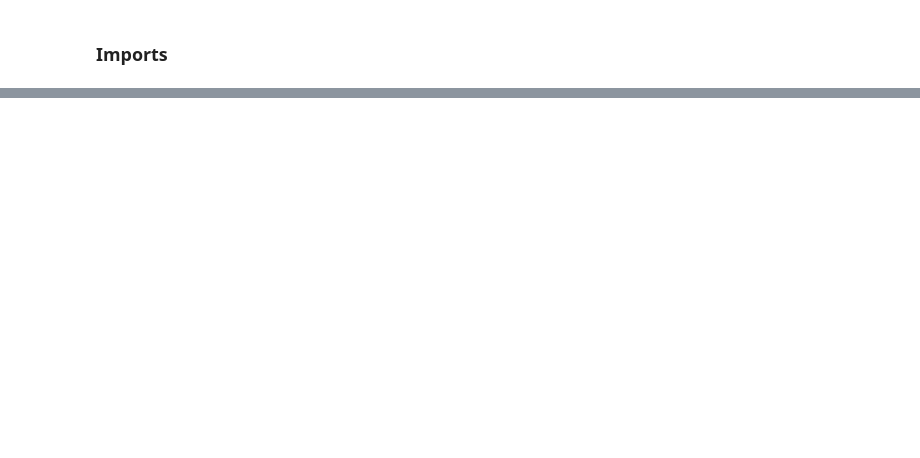
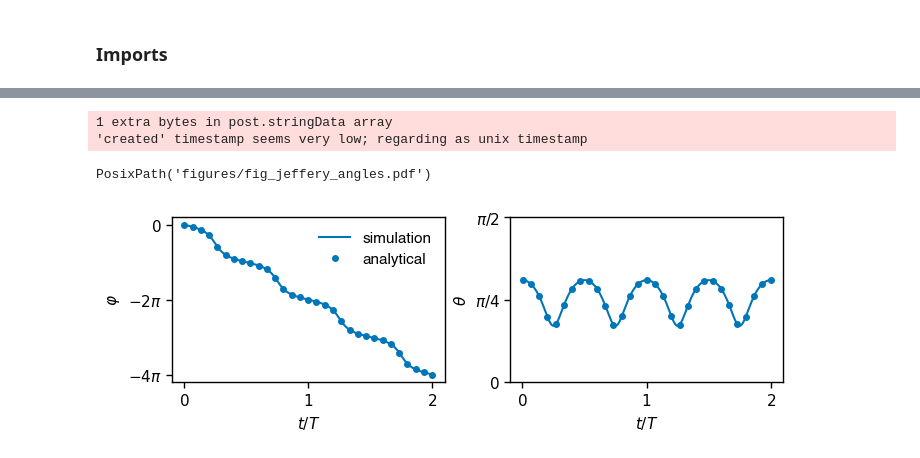
Before and after one commit to C0PEP0D/SoftMobility, a Jupyter notebook: softmobility/tutorials/14_jeffery_rigid.ipynb, the cells around one changed output, grey strips where cells are left out. Saved outputs shown, nothing was run; the diff lists cells and outputs as text; code cells hidden in the pictures; blank space fills up the shorter version.

```diff
--- a/softmobility/tutorials/14_jeffery_rigid.ipynb
+++ b/softmobility/tutorials/14_jeffery_rigid.ipynb
@@ -192,0 +143,10 @@ fig
+# %%
+SHEAR_RATE = 1.0
+shear_flow = sm.shear_flow(shear_rate=SHEAR_RATE)
+
+pos = [1.0, 2.0, 3.0]
+grad_u = shear_flow.gradient(pos)
+Omega, rate_of_strain = shear_flow.omega_rate_of_strain(pos)
+print("Velocity gradient \u2207u:\n", grad_u)
+print("Vorticity \u03A9:", Omega)
+print("Rate of strain E:\n", rate_of_strain)
@@ -192,0 +171,8 @@ fig
+# %%
+tensors = mybody.compute_tensors()
+Bretherton = float(tensors.C_E[-1, 1])
+c = np.sqrt((1.0 + Bretherton) / (1.0 - Bretherton))
+period = 2.0 * np.pi * (c + 1.0 / c) / SHEAR_RATE
+print(f"Bretherton parameter  \u03B2 = {Bretherton:.4f}")
+print(f"Aspect ratio          c = sqrt((1+\u03B2)/(1-\u03B2)) = {c:.4f}")
+print(f"Jeffery period        T = 2\u03C0 (c + 1/c)/\u03B3\u0307 = {period:.4f}")
@@ -192,0 +263,52 @@ fig
+# %%
+fig_ang, axes_ang = figstyle.subplots(size="full", aspect=658 / 220, ncols=2)
+stride = max(1, len(t) // 30)
+t_np = np.array(t)
+
+axes_ang[0].plot(
+    t_np / period, phi_num,
+    color=figstyle.COLORS["blue"], linewidth=1.5, label="simulation",
+)
+axes_ang[0].plot(
+    t_np[::stride] / period, phi_ana[::stride],
+    color=figstyle.COLORS["blue"], marker="o", linestyle="none",
+    markersize=4, label="analytical",
+)
+axes_ang[0].set_xlabel("$t / T$")
+axes_ang[0].set_xticks(
+    [0, 1, 2],
+    [r"$0$", r"$1$", r"$2$"],
+)
+axes_ang[0].set_ylabel(r"$\varphi$")
+axes_ang[0].set_yticks(
+    [-4 * np.pi, -2 * np.pi, 0],
+    [r"$-4\pi$", r"$-2\pi$", "$0$"],
+)
+axes_ang[0].legend(loc="upper right", frameon=False)
+
+axes_ang[1].plot(
+    t_np / period, theta_num,
+    color=figstyle.COLORS["blue"], linewidth=1.5, label="rollout",
+)
+axes_ang[1].plot(
+    t_np[::stride] / period, theta_ana[::stride],
+    color=figstyle.COLORS["blue"], marker="o", linestyle="none",
+    markersize=4, label="analytical",
+)
+axes_ang[1].set_xlabel("$t / T$")
+axes_ang[1].set_xticks(
+    [0, 1, 2],
+    [r"$0$", r"$1$", r"$2$"],
+)
+axes_ang[1].set_ylabel(r"$\theta$")
+axes_ang[1].set_yticks(
+    [0, np.pi / 4, np.pi / 2,],
+    ["$0$", r"$\pi/4$", r"$\pi/2$", ],
+)
+
+figstyle.save(fig_ang, "fig_jeffery_angles", figdir=FIGDIR)
+# %% [output]
+1 extra bytes in post.stringData array
+'created' timestamp seems very low; regarding as unix timestamp
+PosixPath('figures/fig_jeffery_angles.pdf')
+[figure, added]
```
Also changed, not shown: parts of 42 cells of this notebook, 27 other files.
